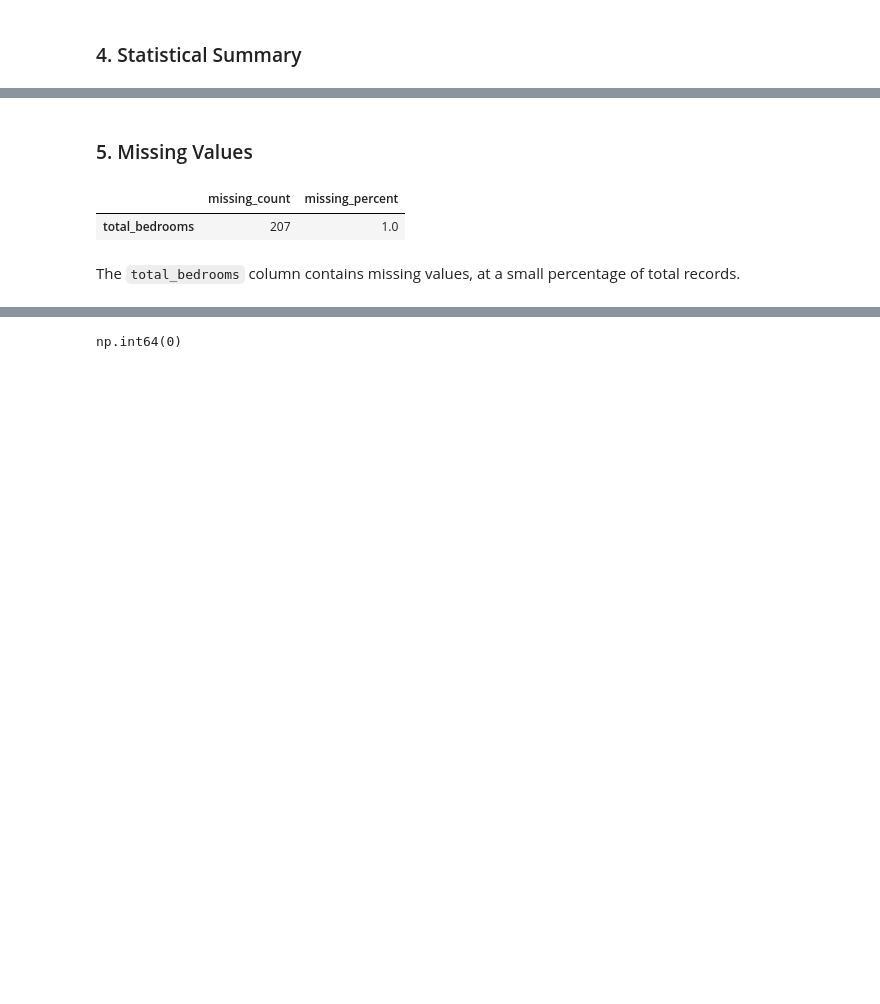
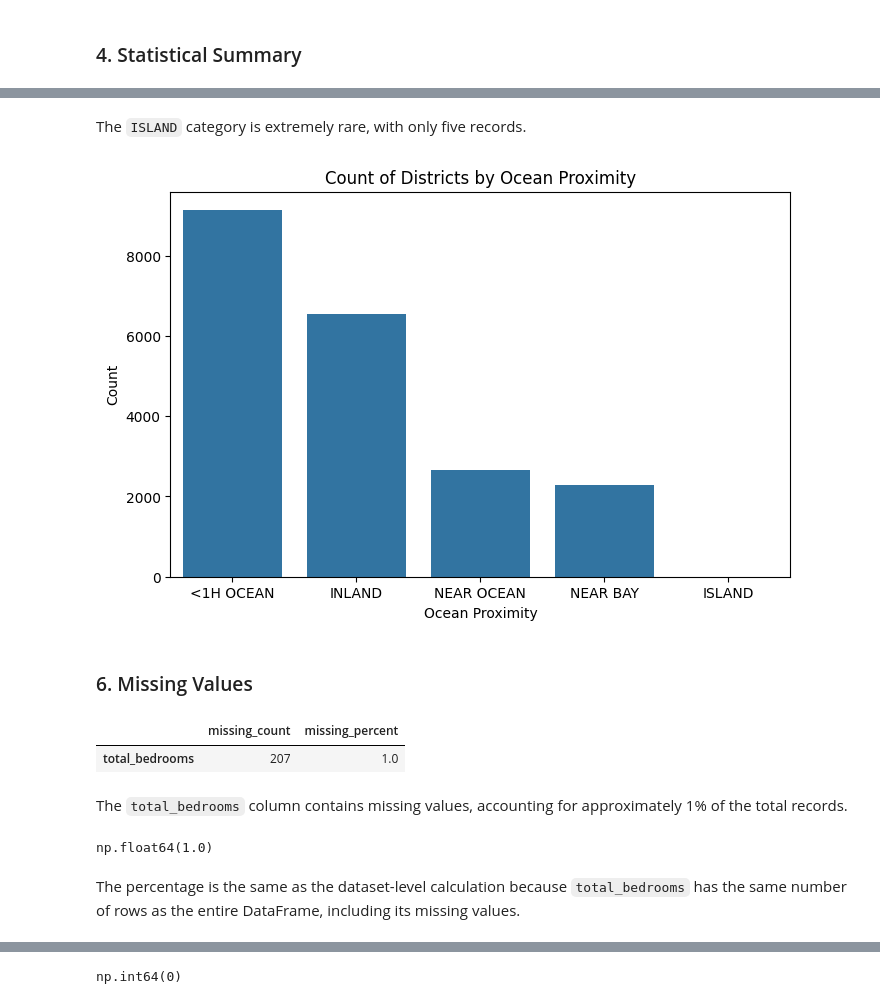
Before and after one commit to Ayda-Karimzadeh/house-price-prediction-linear-regression, a Jupyter notebook: notebooks/02_data_understanding.ipynb, the cells around one changed output, grey strips where cells are left out. Drawn from its saved outputs; the diff is of its cells as text; code cells hidden in the pictures; blank space fills up the shorter version.

```diff
--- a/notebooks/02_data_understanding.ipynb
+++ b/notebooks/02_data_understanding.ipynb
@@ -87,4 +123,22 @@ Numerical features vary widely in scale — for example, `total_rooms` and `popu
+# %% [markdown]
+The `ISLAND` category is extremely rare, with only five records.
+# %%
+plt.figure(figsize=(8, 5))
+
+sns.countplot(
+    data=df,
+    x="ocean_proximity",
+    order=df["ocean_proximity"].value_counts().index
+)
+
+plt.title("Count of Districts by Ocean Proximity")
+plt.xlabel("Ocean Proximity")
+plt.ylabel("Count")
+
+plt.show()
+# %% [output]
+[figure, added]
 # %% [markdown]
-### 5. Missing Values
+### 6. Missing Values
 # %%
 missing_count = df.isnull().sum()
@@ -99,5 +153,13 @@ missing_df[missing_df["missing_count"] > 0]
 |  | missing_count | missing_percent |
 | total_bedrooms | 207 | 1.0 |
 # %% [markdown]
-The `total_bedrooms` column contains missing values, at a small percentage of total records.
+The `total_bedrooms` column contains missing values, accounting for approximately 1% of the total records.
+# %%
+missing_percent = (df["total_bedrooms"].isnull().sum() / len(df["total_bedrooms"])) * 100
+
+missing_percent.round(2)
+# %% [output]
+np.float64(1.0)
+# %% [markdown]
+The percentage is the same as the dataset-level calculation because `total_bedrooms` has the same number of rows as the entire DataFrame, including its missing values.
 # %% [markdown]
```
Also changed, not shown: parts of 44 cells of this notebook.
